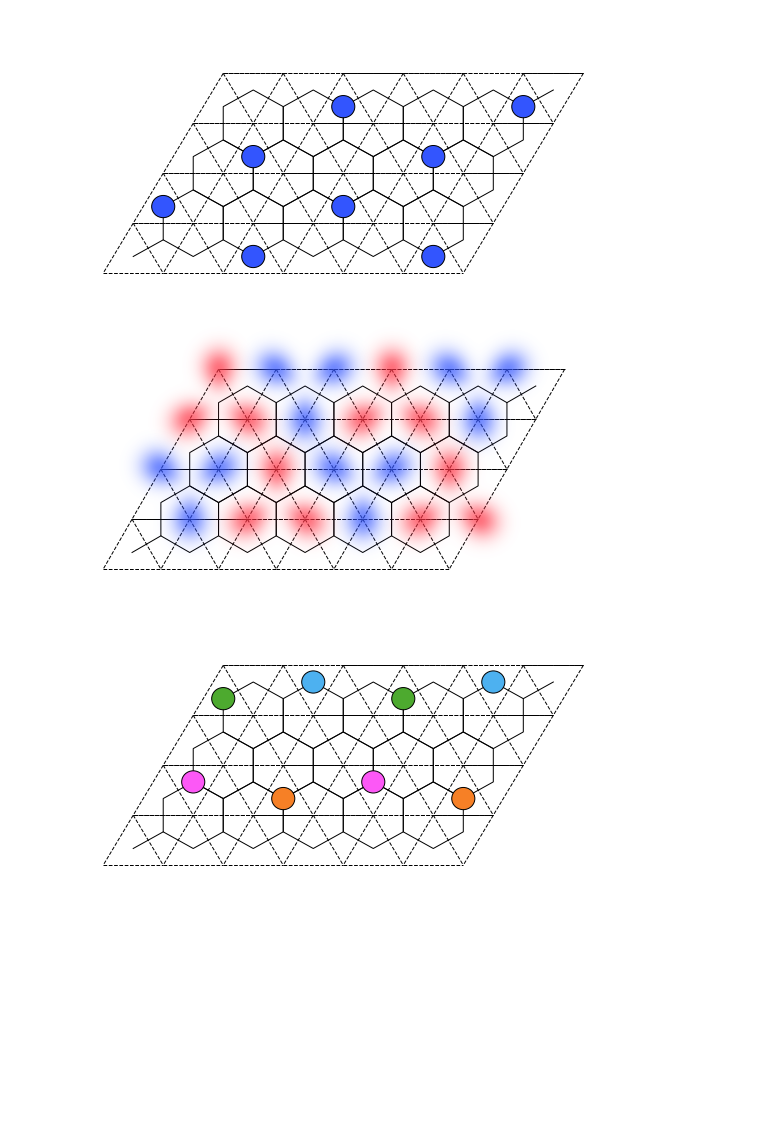
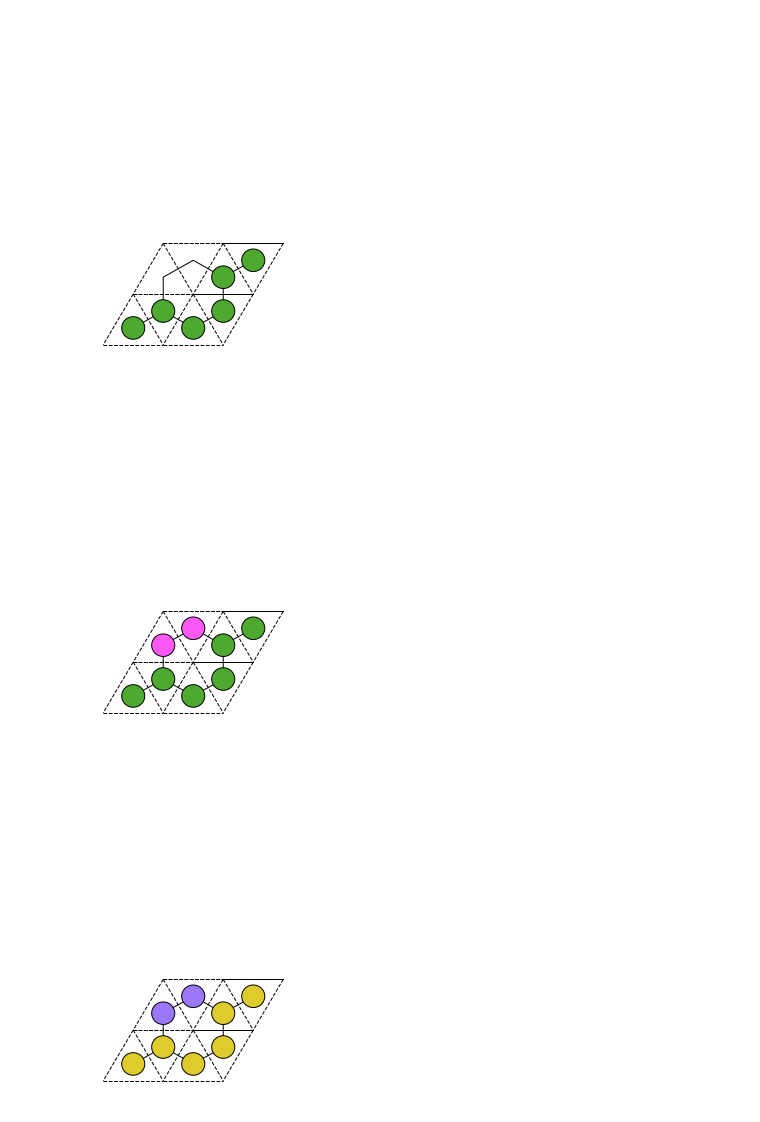
Before and after one commit to KimGroup/trimer-tbg, a Jupyter notebook: diagrams-Jeanie.ipynb, the cells around one changed output. Drawn from its saved outputs; the diff is of its cells as text; code cells hidden in the pictures; blank space fills up the shorter version.

```diff
--- a/diagrams-Jeanie.ipynb
+++ b/diagrams-Jeanie.ipynb
@@ -312,3 +7,25 @@ plt.savefig(base_dir + "overlap.svg", dpi=100)
+# %%
+import matplotlib.patheffects as PathEffects
+inverse_lattice = 6/180 * np.pi
+
+latticeconstant = 1 / inverse_lattice / np.sqrt(3)
+extent = 15
+
+def to_rgba(hex, alpha):
+    return ((hex >> 16) / 256, ((hex >> 8) & 0xFF) / 256, (hex & 0xFF) / 256, alpha)
+
+color1 = 0x4dab2f
+color2 = 0xdecd2b
+color3 = 0xf78026
+color4 = 0xfd58f7
+color5 = 0x9c78fa
+color6 = 0x4db2f1
+# %%
+import matplotlib.pyplot as plt
+plt.rcParams["font.family"] = "sans-serif"
+plt.rcParams["font.sans-serif"] = "DejaVu Sans"
+
+ax = None
 # %%
 R = 1
 
@@ -525,10 +103,10 @@ def j4bondlineabs(xy1, xy2, thick, latcon, do=[0, 1, 2], color=None):
 # %%
-height = 4
+height = 6
 width = 6
 
 plt.rcParams["mathtext.fontset"] = "dejavuserif"
 
-def drawstate(A, B, J4, name, lattice="tri", wf="tri", annotate_j4=[], annotate_wf=None, doubleA=[], holes=([],[])):
+def drawstate(A, B, J4, name, wf="tri", annotate_j4=[], annotate_wf=None, doubleA=[], holes=([],[])):
     annotate_j4 = []
     annotate_wf = None
     import matplotlib.collections as mc
@@ -588,13 +166,9 @@ def drawstate(A, B, J4, name, lattice="tri", wf="tri", annotate_j4=[], annotate_
 
         ind += 1
 
-    ax.set_xlim([-0.2, 24.2])
-    ax.set_ylim([-5.2, 19.2])
+    ax.set_xlim([0, 16])
+    ax.set_ylim([0, 16*5/8])
     ax.axis("off")
-
-    if height < 8:
-        ax.set_xlim([0, 16])
-        ax.set_ylim([0, 8])
 
     plt.tight_layout()
 
@@ -671,24 +370,33 @@ drawstate(A, [], [], "root3tri", lattice="tri", annotate_wf=(-1, -2))
 # %%
-fig, ax = plt.subplots(1, 1, figsize=[8, 4])
+height = 2
+width = 2
+
+A = [((0, 1), color1), ((1, 1), color1), ((1, 2), color1)]
+B = [((0, 1), color1), ((1, 1), color1), ((1, 2), color1)]
+
+fig, ax = plt.subplots(1, 1, figsize=[8, 5])
 draw_duallattice("k")
 draw_hexalattice("k", ls="--")
-drawstate(A, [], [], "root3hex", lattice="hexa", wf="hexa", annotate_wf=(-1, -2))
+drawstate(A, B, [], "x1", wf="hexa")
 # %% [output]
-[figure, old version]
+[figure, new version]
 # %%
-A = [((0, 4), color1), ((3, 4), color1), ((2, 2), color1), ((5, 2), color1)]
-B = [((1, 4), color2), ((4, 4), color2), ((0, 2), color2), ((3, 2), color2)]
+A = [((0, 1), color1), ((1, 1), color1), ((1, 2), color1), ((0, 2), color4)]
+B = [((0, 1), color1), ((1, 1), color1), ((1, 2), color1), ((0, 2), color4)]
 
-fig, ax = plt.subplots(1, 1, figsize=[8, 4])
+fig, ax = plt.subplots(1, 1, figsize=[8, 5])
 draw_duallattice("k")
 draw_hexalattice("k", ls="--")
-drawstate(A, B, [], "j4gstri", lattice="tri")
+drawstate(A, B, [], "x2", wf="hexa")
 # %% [output]
-[figure, old version]
+[figure, new version]
 # %%
-fig, ax = plt.subplots(1, 1, figsize=[8, 4])
+A = [((0, 1), color2), ((1, 1), color2), ((1, 2), color2), ((0, 2), color5)]
+B = [((0, 1), color2), ((1, 1), color2), ((1, 2), color2), ((0, 2), color5)]
+
+fig, ax = plt.subplots(1, 1, figsize=[8, 5])
 draw_duallattice("k")
 draw_hexalattice("k", ls="--")
-drawstate(A, B, [], "j4gshex", lattice="hexa", wf="hexa", annotate_wf=(-1, -2))
+drawstate(A, B, [], "x2", wf="hexa")
 # %% [output]
-[figure, old version]
+[figure, new version]
```
Also changed, not shown: parts of 16 cells of this notebook, 2 other files.
